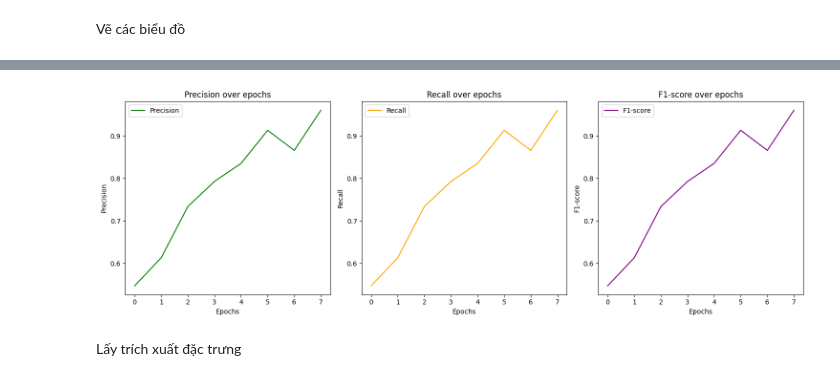
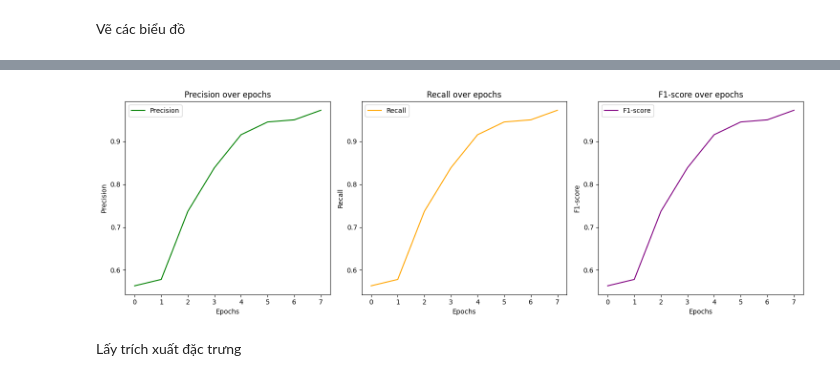
Before and after one commit to MyPhungg/Handwritten-Signature-Verification, a Jupyter notebook: Handwritten_Signature_Verification/NewModel.ipynb, the cells around one changed output, grey strips where cells are left out. Drawn from its saved outputs; the diff is of its cells as text; code cells hidden in the pictures.

```diff
--- a/Handwritten_Signature_Verification/NewModel.ipynb
+++ b/Handwritten_Signature_Verification/NewModel.ipynb
@@ -164,39 +164,39 @@ plt.show()
 # %%
-precision = progess.history['precision_1']
-recall = progess.history['recall_1']
+precision = progess.history['precision']
+recall = progess.history['recall']
 f1_score = [2 * (p * r) / (p + r + 1e-7) for p, r in zip(precision, recall)]
 epochs = range(len(precision))
 
 plt.figure(figsize=(15, 5))
 
 # Precision
 plt.subplot(1, 3, 1)
 plt.plot(epochs, precision, 'g', label='Precision')
 plt.title('Precision over epochs')
 plt.xlabel('Epochs')
 plt.ylabel('Precision')
 plt.legend()
 
 # Recall
 plt.subplot(1, 3, 2)
 plt.plot(epochs, recall, 'orange', label='Recall')
 plt.title('Recall over epochs')
 plt.xlabel('Epochs')
 plt.ylabel('Recall')
 plt.legend()
 
 # F1-score
 plt.subplot(1, 3, 3)
 plt.plot(epochs, f1_score, 'purple', label='F1-score')
 plt.title('F1-score over epochs')
 plt.xlabel('Epochs')
 plt.ylabel('F1-score')
 plt.legend()
 
 plt.tight_layout()
 plt.show()
 # %% [output]
-[figure, old version]
+[figure, new version]
 # %% [markdown]
 Lấy trích xuất đặc trưng
 # %%
```
Also changed, not shown: parts of 4 cells of this notebook, 56 other files.
